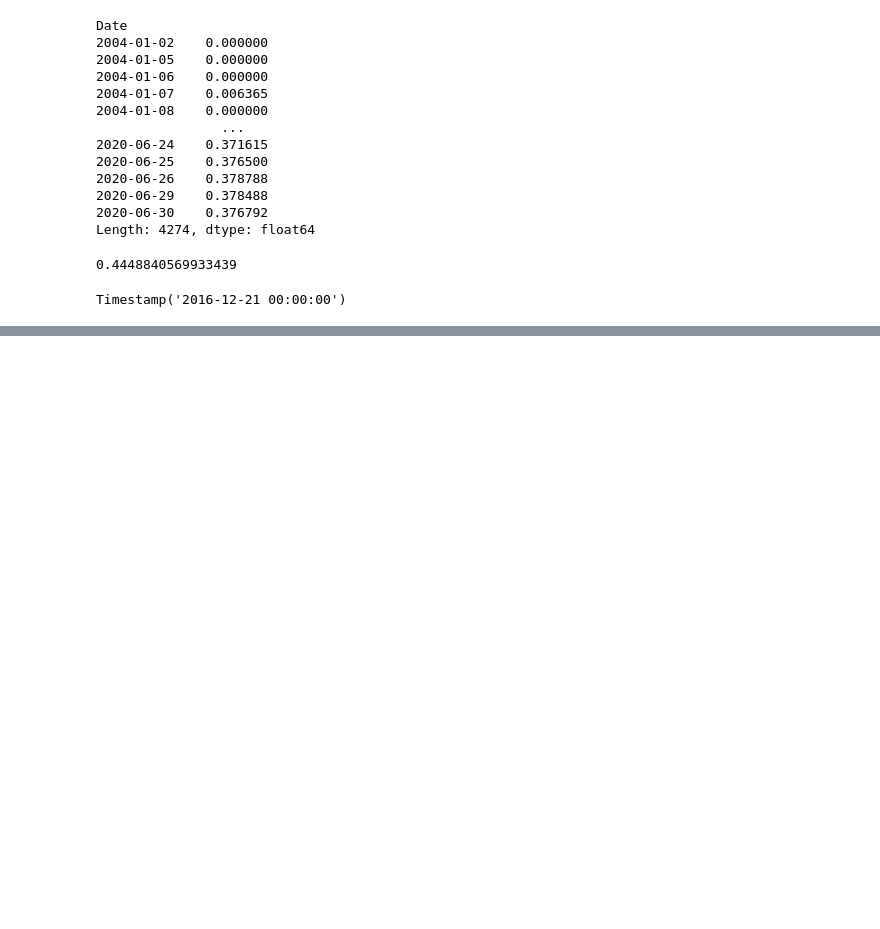
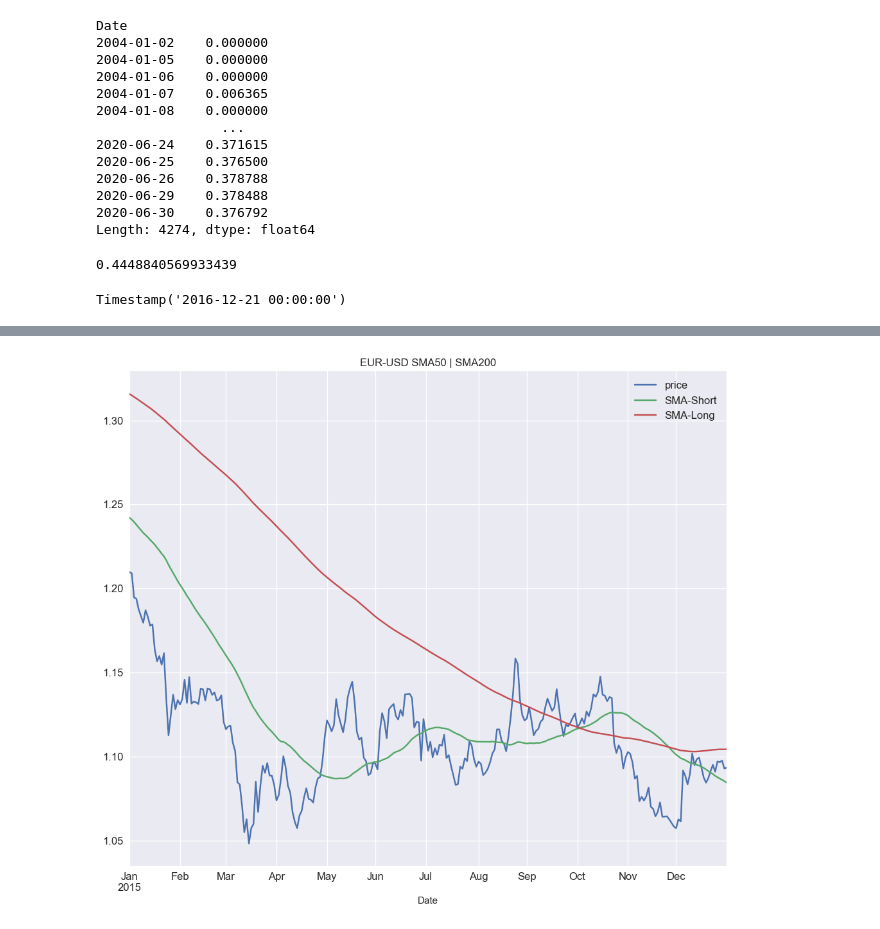
Before and after one commit to fhraju/Moving-Averages-Python, a Jupyter notebook: sma.ipynb, the cells around one changed output, grey strips where cells are left out. Saved outputs shown, nothing was run; the diff lists cells and outputs as text; code cells hidden in the pictures; blank space fills up the shorter version.

```diff
--- a/sma.ipynb
+++ b/sma.ipynb
@@ -153,0 +247,3 @@ Timestamp('2016-12-21 00:00:00')
+# %%
+df.dropna(inplace=True)
+df
@@ -153,0 +265,7 @@ Timestamp('2016-12-21 00:00:00')
+# %%
+# 2015 Data
+df.loc['2015'].plot(figsize=(12, 10), title="EUR-USD SMA{} | SMA{}".format(sma_50, sma_201), fontsize= 12)
+plt.legend(fontsize = 12)
+plt.show()
+# %% [output]
+[figure, added]
```
Also changed, not shown: parts of 13 cells of this notebook.
